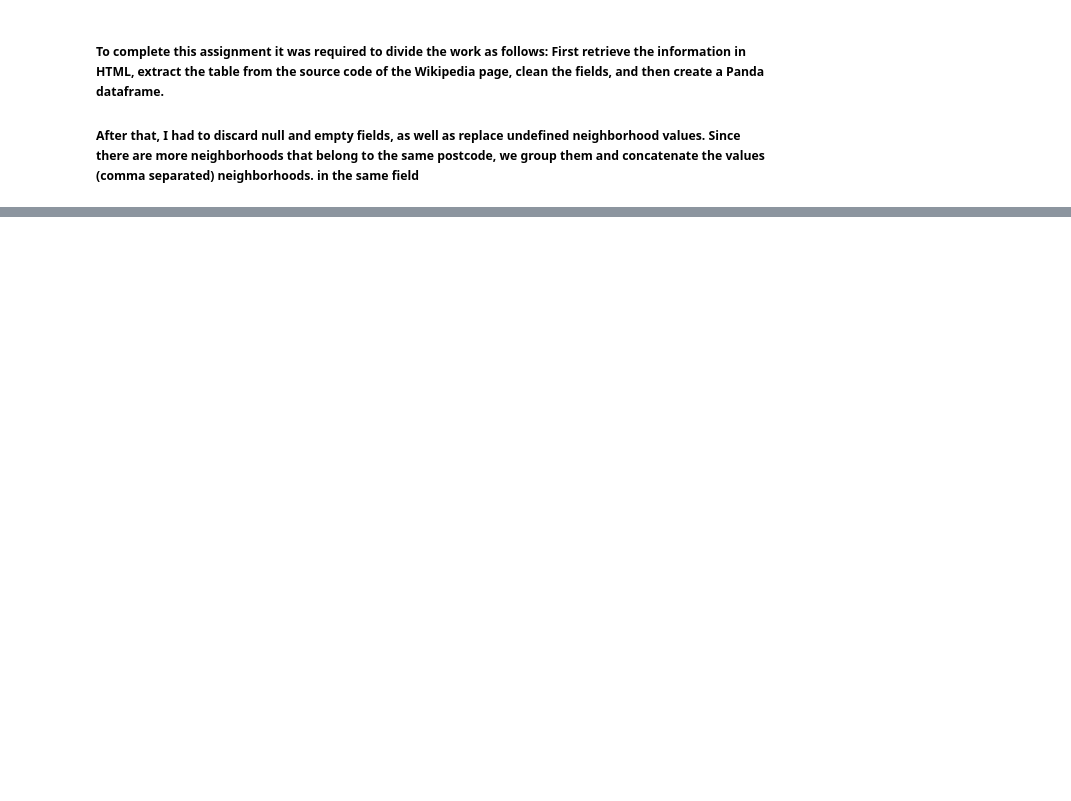
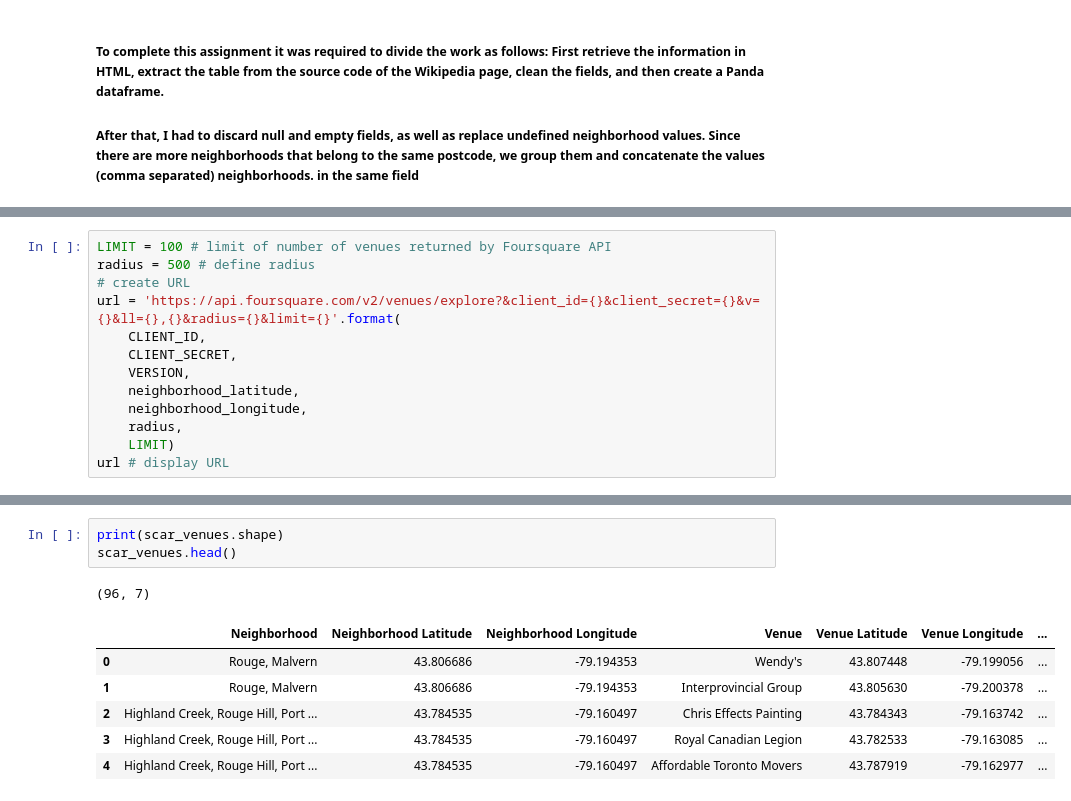
Before and after one commit to Mato-G/Coursera_Capstone, a Jupyter notebook: Course 9 - Week 3 copy 2.ipynb, the cells around one changed output, grey strips where cells are left out. Drawn from its saved outputs; the diff is of its cells as text; blank space fills up the shorter version.

```diff
--- a/Course 9 - Week 3 copy 2.ipynb
+++ b/Course 9 - Week 3 copy 2.ipynb
@@ -169,0 +437,13 @@ venues_map
+# %%
+LIMIT = 100 # limit of number of venues returned by Foursquare API
+radius = 500 # define radius
+# create URL
+url = 'https://api.foursquare.com/v2/venues/explore?&client_id={}&client_secret={}&v={}&ll={},{}&radius={}&limit={}'.format(
+    CLIENT_ID,
+    CLIENT_SECRET,
+    VERSION,
+    neighborhood_latitude,
+    neighborhood_longitude,
+    radius,
+    LIMIT)
+url # display URL
@@ -169,0 +560,11 @@ venues_map
+# %%
+print(scar_venues.shape)
+scar_venues.head()
+# %% [output]
+(96, 7)
+|  | Neighborhood | Neighborhood Latitude | Neighborhood Longitude | Venue | Venue Latitude | Venue Longitude | ... |
+| 0 | Rouge, Malvern | 43.806686 | -79.194353 | Wendy's | 43.807448 | -79.199056 | ... |
+| 1 | Rouge, Malvern | 43.806686 | -79.194353 | Interprovincial Group | 43.805630 | -79.200378 | ... |
+| 2 | Highland Creek, Rouge Hill, Port ... | 43.784535 | -79.160497 | Chris Effects Painting | 43.784343 | -79.163742 | ... |
+| 3 | Highland Creek, Rouge Hill, Port ... | 43.784535 | -79.160497 | Royal Canadian Legion | 43.782533 | -79.163085 | ... |
+| 4 | Highland Creek, Rouge Hill, Port ... | 43.784535 | -79.160497 | Affordable Toronto Movers | 43.787919 | -79.162977 | ... |
```
Also changed, not shown: parts of 53 cells of this notebook.
